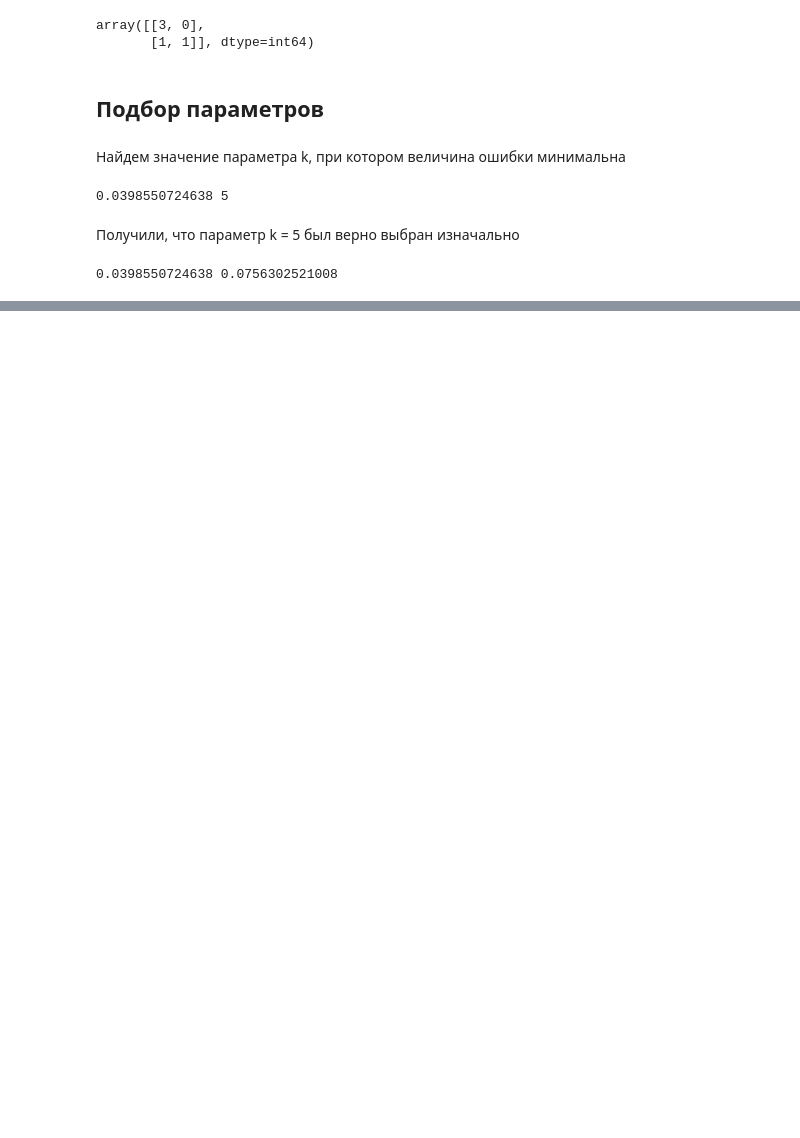
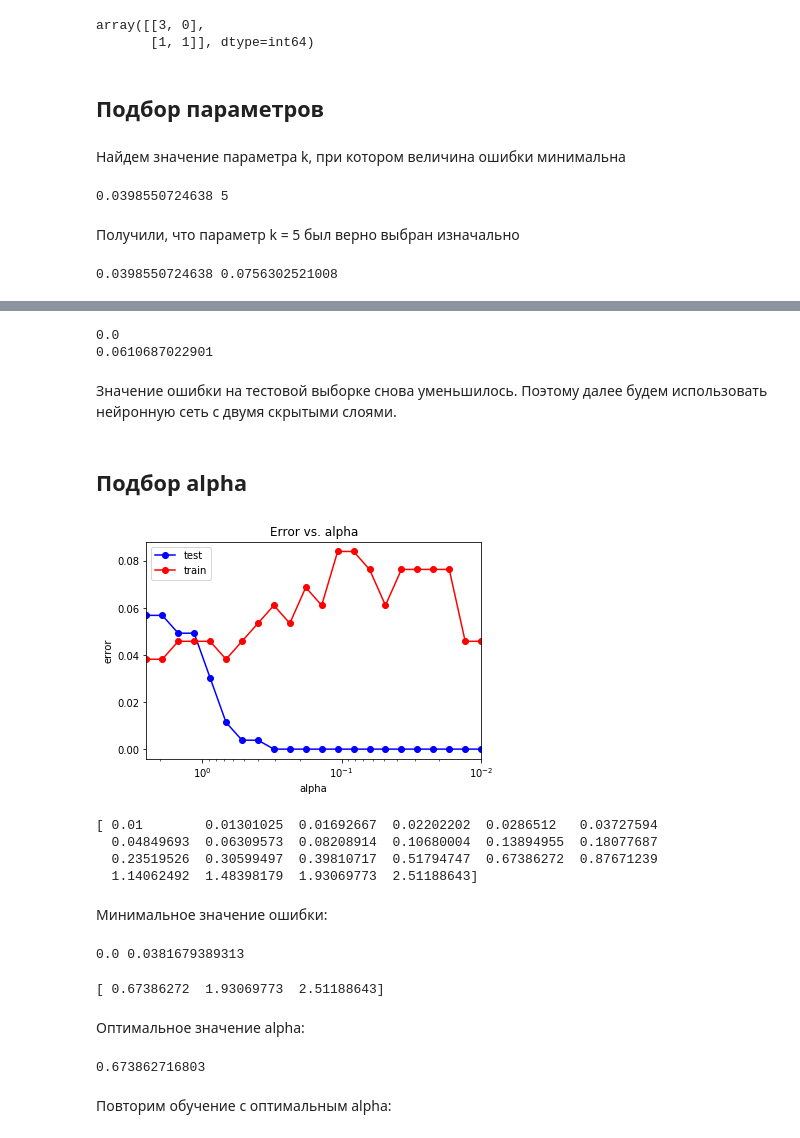
Before and after one commit to mitrokhina/ML_Homeworks, a Jupyter notebook: ML_Students_new1.ipynb, the cells around one changed output, grey strips where cells are left out. Saved outputs shown, nothing was run; the diff lists cells and outputs as text; code cells hidden in the pictures; blank space fills up the shorter version.

```diff
--- a/ML_Students_new1.ipynb
+++ b/ML_Students_new1.ipynb
@@ -799,0 +836,4 @@ print(err_train, err_test)
+# %%
+from sklearn.neural_network import MLPClassifier
+mlp_model = MLPClassifier(hidden_layer_sizes = (100), solver = 'lbfgs', activation = 'logistic', random_state = 22)
+mlp_model.fit(X_train, y_train)
@@ -799,0 +860,3 @@ print(err_train, err_test)
+# %%
+mlp_model = MLPClassifier(hidden_layer_sizes = (25, 5), solver = 'lbfgs', activation = 'logistic', random_state = 22)
+mlp_model.fit(X_train, y_train)
@@ -799,0 +871,65 @@ print(err_train, err_test)
+# %%
+y_train_pred = mlp_model.predict(X_train)
+y_test_pred = mlp_model.predict(X_test)
+print(np.mean(y_train != y_train_pred))
+print(np.mean(y_test != y_test_pred))
+# %% [output]
+0.0
+0.0610687022901
+# %% [markdown]
+Значение ошибки на тестовой выборке снова уменьшилось. Поэтому далее будем использовать нейронную сеть с двумя скрытыми слоями.
+# %% [markdown]
+## Подбор alpha
+# %%
+alpha_arr = np.logspace(-2, 0.4, 22)
+test_err = []
+train_err = []
+for alpha in alpha_arr:
+    mlp_model = MLPClassifier(alpha = alpha, hidden_layer_sizes = (25, 5),
+                              solver = 'lbfgs', activation = 'logistic', random_state = 22)
+    mlp_model.fit(X_train, y_train)
+
+    y_train_pred = mlp_model.predict(X_train)
+    y_test_pred = mlp_model.predict(X_test)
+    train_err.append(np.mean(y_train != y_train_pred))
+    test_err.append(np.mean(y_test != y_test_pred))
+# %%
+plt.semilogx(alpha_arr, train_err, 'b-o', label = 'test')
+plt.semilogx(alpha_arr, test_err, 'r-o', label = 'train')
+plt.xlim([np.max(alpha_arr), np.min(alpha_arr)])
+plt.title('Error vs. alpha')
+plt.xlabel('alpha')
+plt.ylabel('error')
+plt.legend()
+pass
+# %% [output]
+[figure, added]
+# %%
+print(alpha_arr)
+# %% [output]
+[ 0.01        0.01301025  0.01692667  0.02202202  0.0286512   0.03727594
+  0.04849693  0.06309573  0.08208914  0.10680004  0.13894955  0.18077687
+  0.23519526  0.30599497  0.39810717  0.51794747  0.67386272  0.87671239
+  1.14062492  1.48398179  1.93069773  2.51188643]
+# %% [markdown]
+Минимальное значение ошибки:
+# %%
+min_train_err = np.min(train_err)
+min_test_err = np.min(test_err)
+print(min_train_err, min_test_err)
+# %% [output]
+0.0 0.0381679389313
+# %%
+alpha_opt = alpha_arr[test_err == min_test_err]
+print(alpha_opt)
+# %% [output]
+[ 0.67386272  1.93069773  2.51188643]
+# %% [markdown]
+Оптимальное значение alpha:
+# %%
+alpha_opt = alpha_opt[0]
+print(alpha_opt)
+# %% [output]
+0.673862716803
+# %% [markdown]
+Повторим обучение с оптимальным alpha:
```
Also changed, not shown: parts of 20 cells of this notebook.
